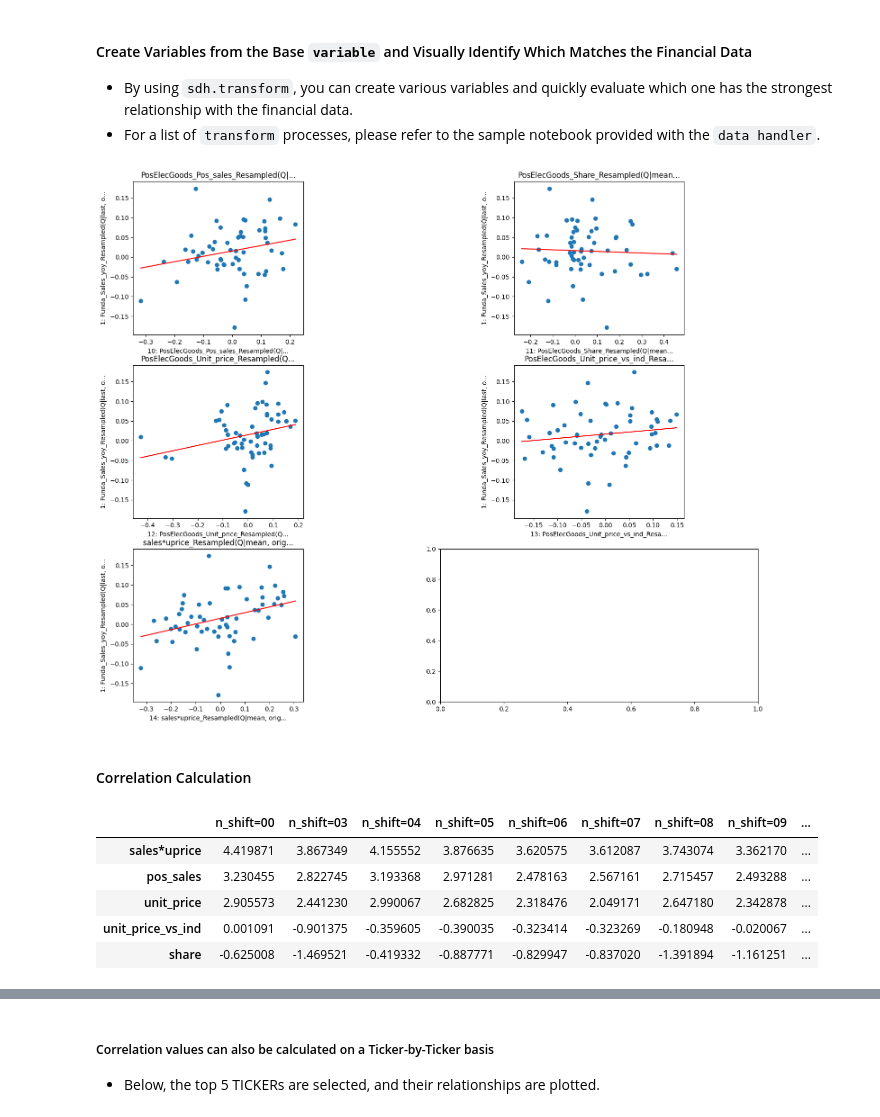
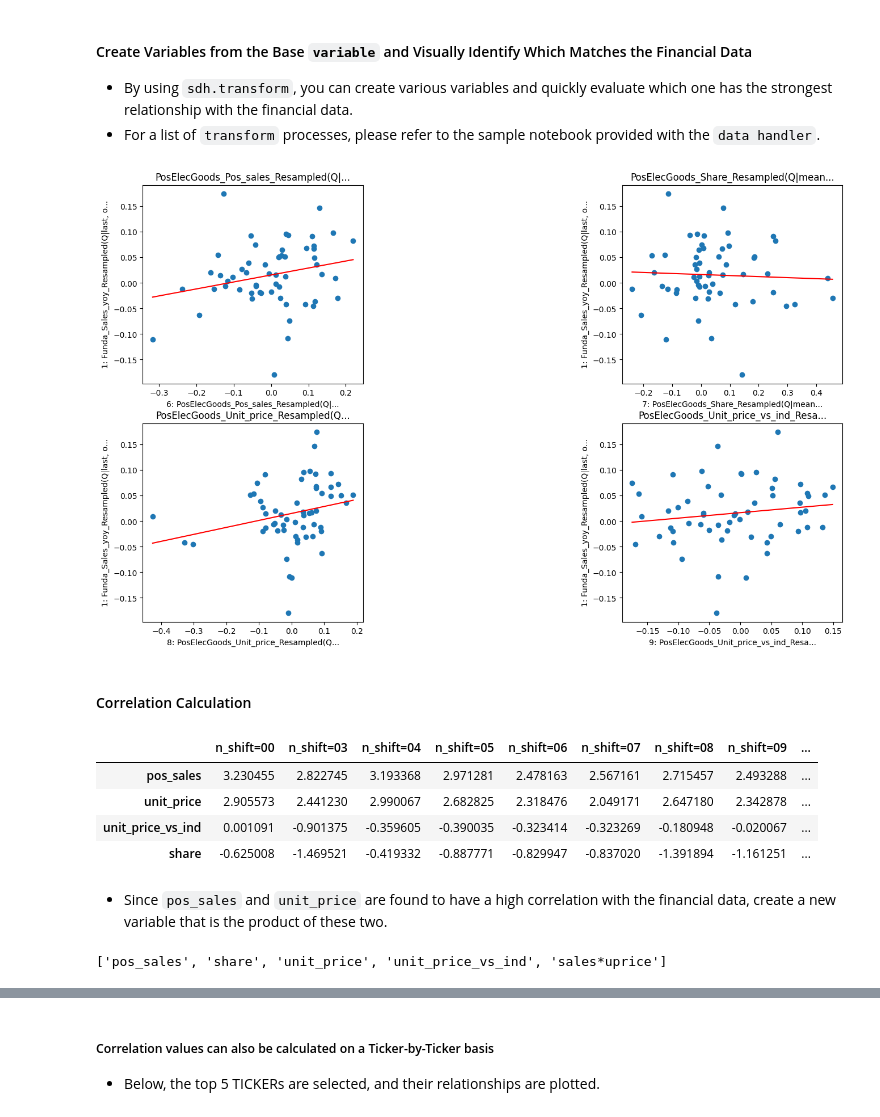
Before and after one commit to aiqindex/sample_notebooks, a Jupyter notebook: analyze/single/aiq_pos_elec_goods.ipynb, the cells around one changed output, grey strips where cells are left out. Drawn from its saved outputs; the diff is of its cells as text; code cells hidden in the pictures.

```diff
--- a/analyze/single/aiq_pos_elec_goods.ipynb
+++ b/analyze/single/aiq_pos_elec_goods.ipynb
@@ -146,5 +143,0 @@ alt_Q_ids = sdh.transform.resample(data_id=data_id_alt, rule='Q', func='mean').v
-# %%
-combo_feature = "sales*uprice"
-alt_Q_ids += sdh.transform.mul(data_id=data_id_alt, x1field="pos_sales", x2field="unit_price", name=combo_feature).resample(rule='Q', func='mean').variable_ids
-features = list(sdh.get_raw_data(data_id_alt).columns) + [combo_feature]
-features
@@ -175,8 +166,7 @@ if USE_MY_FUNDA:
     )
 
     # First, define the variables.
-    vid_alt = sdh.transform.raw(data_id=data_id_alt).variable_ids\
-        + sdh.transform.mul(data_id=data_id_alt, x1field="pos_sales", x2field="unit_price", name="sales*uprice").variable_ids
+    vid_alt = sdh.transform.raw(data_id=data_id_alt).variable_ids
     alt_Q_shift_03_ids = sdh.transform.shift(fields=vid_alt, periods=3).resample(rule='Q', func='mean').variable_ids
     alt_Q_shift_04_ids = sdh.transform.shift(fields=vid_alt, periods=4).resample(rule='Q', func='mean').variable_ids
     alt_Q_shift_05_ids = sdh.transform.shift(fields=vid_alt, periods=5).resample(rule='Q', func='mean').variable_ids
@@ -207,36 +197,36 @@ if USE_MY_FUNDA:
 # %%
 if not USE_MY_FUNDA:
 
     # Convert the POS data to YoY as well for comparison with the financial data.
     alt_Q_yoy_ids = sdh.transform.log_diff(periods=4, fields=alt_Q_ids).variable_ids
 
     # Plot the data to visually inspect its shape.
     sdh.show_scatter_one_target(
         target=sample_target,
         y=funda_Q_ids[0],
         X=alt_Q_yoy_ids,
         col_num=2,
         vname_len_limit=35
     )
 
     # Define the variables.
-    vid_alt = sdh.transform.raw(data_id=data_id_alt).variable_ids\
-        + sdh.transform.mul(data_id=data_id_alt, x1field="pos_sales", x2field="unit_price", name="sales*uprice").variable_ids
+    vid_alt = sdh.transform.raw(data_id=data_id_alt).variable_ids
+        # + sdh.transform.mul(data_id=data_id_alt, x1field="pos_sales", x2field="unit_price", name="sales*uprice").variable_ids
     alt_Q_shift_03_ids = sdh.transform.shift(fields=vid_alt, periods=3).resample(rule='Q', func='mean').variable_ids
     alt_Q_shift_04_ids = sdh.transform.shift(fields=vid_alt, periods=4).resample(rule='Q', func='mean').variable_ids
     alt_Q_shift_05_ids = sdh.transform.shift(fields=vid_alt, periods=5).resample(rule='Q', func='mean').variable_ids
     alt_Q_shift_06_ids = sdh.transform.shift(fields=vid_alt, periods=6).resample(rule='Q', func='mean').variable_ids
     alt_Q_shift_07_ids = sdh.transform.shift(fields=vid_alt, periods=7).resample(rule='Q', func='mean').variable_ids
     alt_Q_shift_08_ids = sdh.transform.shift(fields=vid_alt, periods=8).resample(rule='Q', func='mean').variable_ids
     alt_Q_shift_09_ids = sdh.transform.shift(fields=vid_alt, periods=9).resample(rule='Q', func='mean').variable_ids
     alt_Q_shift_12_ids = sdh.transform.shift(fields=vid_alt, periods=12).resample(rule='Q', func='mean').variable_ids
 
 
     # To address cases where trends might cause apparent correlations, create a variable with an additional lagged difference.
     sales_id = funda_Q_ids[0]
     sales_diff_id = sdh.transform.diff(fields=funda_Q_ids, periods=1).variable_ids[-1]
 # %% [output]
-[figure, old version]
+[figure, new version]
 # %%
 # Convert the data to year-over-year (YoY) changes and then calculate the correlation coefficients between sales and the alternative data.
 alt_Q_shift_00_logdiff_ids      = sdh.transform.log_diff(fields=alt_Q_ids,          periods=4).variable_ids
@@ -284,8 +274,49 @@ rho_pool['n_shift=12_diff=1'] = ade.compu_rho(alt_Q_shift_12_logdiff_diff_ids, s
 display(rho_pool.xs('t-val', level=1).sort_values(rho_pool.columns[0], ascending=False))
 # %% [output]
 |  | n_shift=00 | n_shift=03 | n_shift=04 | n_shift=05 | n_shift=06 | n_shift=07 | n_shift=08 | n_shift=09 | ... |
-| sales*uprice | 4.419871 | 3.867349 | 4.155552 | 3.876635 | 3.620575 | 3.612087 | 3.743074 | 3.362170 | ... |
 | pos_sales | 3.230455 | 2.822745 | 3.193368 | 2.971281 | 2.478163 | 2.567161 | 2.715457 | 2.493288 | ... |
 | unit_price | 2.905573 | 2.441230 | 2.990067 | 2.682825 | 2.318476 | 2.049171 | 2.647180 | 2.342878 | ... |
 | unit_price_vs_ind | 0.001091 | -0.901375 | -0.359605 | -0.390035 | -0.323414 | -0.323269 | -0.180948 | -0.020067 | ... |
 | share | -0.625008 | -1.469521 | -0.419332 | -0.887771 | -0.829947 | -0.837020 | -1.391894 | -1.161251 | ... |
+# %% [markdown]
+- Since `pos_sales` and `unit_price` are found to have a high correlation with the financial data, create a new variable that is the product of these two.
+# %%
+combo_feature = "sales*uprice"
+
+alt_Q_ids = alt_Q_ids + sdh.transform.mul(data_id=data_id_alt, x1field="pos_sales", x2field="unit_price", name=combo_feature).resample(rule='Q', func='mean').variable_ids
+vid_alt = sdh.transform.raw(data_id=data_id_alt).variable_ids + sdh.transform.raw(fields=combo_feature).variable_ids
+alt_Q_shift_03_ids = sdh.transform.shift(fields=vid_alt, periods=3).resample(rule='Q', func='mean').variable_ids
+alt_Q_shift_04_ids = sdh.transform.shift(fields=vid_alt, periods=4).resample(rule='Q', func='mean').variable_ids
+alt_Q_shift_05_ids = sdh.transform.shift(fields=vid_alt, periods=5).resample(rule='Q', func='mean').variable_ids
+alt_Q_shift_06_ids = sdh.transform.shift(fields=vid_alt, periods=6).resample(rule='Q', func='mean').variable_ids
+alt_Q_shift_07_ids = sdh.transform.shift(fields=vid_alt, periods=7).resample(rule='Q', func='mean').variable_ids
+alt_Q_shift_08_ids = sdh.transform.shift(fields=vid_alt, periods=8).resample(rule='Q', func='mean').variable_ids
+alt_Q_shift_09_ids = sdh.transform.shift(fields=vid_alt, periods=9).resample(rule='Q', func='mean').variable_ids
+alt_Q_shift_12_ids = sdh.transform.shift(fields=vid_alt, periods=12).resample(rule='Q', func='mean').variable_ids
+
+# Convert the data to year-over-year (YoY) changes and then calculate the correlation coefficients between sales and the alternative data.
+alt_Q_shift_00_logdiff_ids      = sdh.transform.log_diff(fields=alt_Q_ids,          periods=4).variable_ids
+alt_Q_shift_03_logdiff_ids      = sdh.transform.log_diff(fields=alt_Q_shift_03_ids, periods=4).variable_ids
+alt_Q_shift_04_logdiff_ids      = sdh.transform.log_diff(fields=alt_Q_shift_04_ids, periods=4).variable_ids
+alt_Q_shift_05_logdiff_ids      = sdh.transform.log_diff(fields=alt_Q_shift_05_ids, periods=4).variable_ids
+alt_Q_shift_06_logdiff_ids      = sdh.transform.log_diff(fields=alt_Q_shift_06_ids, periods=4).variable_ids
+alt_Q_shift_07_logdiff_ids      = sdh.transform.log_diff(fields=alt_Q_shift_07_ids, periods=4).variable_ids
+alt_Q_shift_08_logdiff_ids      = sdh.transform.log_diff(fields=alt_Q_shift_08_ids, periods=4).variable_ids
+alt_Q_shift_09_logdiff_ids      = sdh.transform.log_diff(fields=alt_Q_shift_09_ids, periods=4).variable_ids
+alt_Q_shift_12_logdiff_ids      = sdh.transform.log_diff(fields=alt_Q_shift_12_ids, periods=4).variable_ids
+
+# To address cases where trends might cause apparent correlations, also create variables with an additional lagged difference.
+alt_Q_shift_00_logdiff_diff_ids = sdh.transform.log_diff(fields=alt_Q_ids,          periods=4).diff(periods=1).variable_ids
+alt_Q_shift_03_logdiff_diff_ids = sdh.transform.log_diff(fields=alt_Q_shift_03_ids, periods=4).diff(periods=1).variable_ids
+alt_Q_shift_04_logdiff_diff_ids = sdh.transform.log_diff(fields=alt_Q_shift_04_ids, periods=4).diff(periods=1).variable_ids
+alt_Q_shift_05_logdiff_diff_ids = sdh.transform.log_diff(fields=alt_Q_shift_05_ids, periods=4).diff(periods=1).variable_ids
+alt_Q_shift_06_logdiff_diff_ids = sdh.transform.log_diff(fields=alt_Q_shift_06_ids, periods=4).diff(periods=1).variable_ids
+alt_Q_shift_07_logdiff_diff_ids = sdh.transform.log_diff(fields=alt_Q_shift_07_ids, periods=4).diff(periods=1).variable_ids
+alt_Q_shift_08_logdiff_diff_ids = sdh.transform.log_diff(fields=alt_Q_shift_08_ids, periods=4).diff(periods=1).variable_ids
+alt_Q_shift_09_logdiff_diff_ids = sdh.transform.log_diff(fields=alt_Q_shift_09_ids, periods=4).diff(periods=1).variable_ids
+alt_Q_shift_12_logdiff_diff_ids = sdh.transform.log_diff(fields=alt_Q_shift_12_ids, periods=4).diff(periods=1).variable_ids
+
+features = list(sdh.get_raw_data(data_id_alt).columns) + [combo_feature]
+features
+# %% [output]
+['pos_sales', 'share', 'unit_price', 'unit_price_vs_ind', 'sales*uprice']
```
Also changed, not shown: parts of 7 cells of this notebook, 3 other files.
